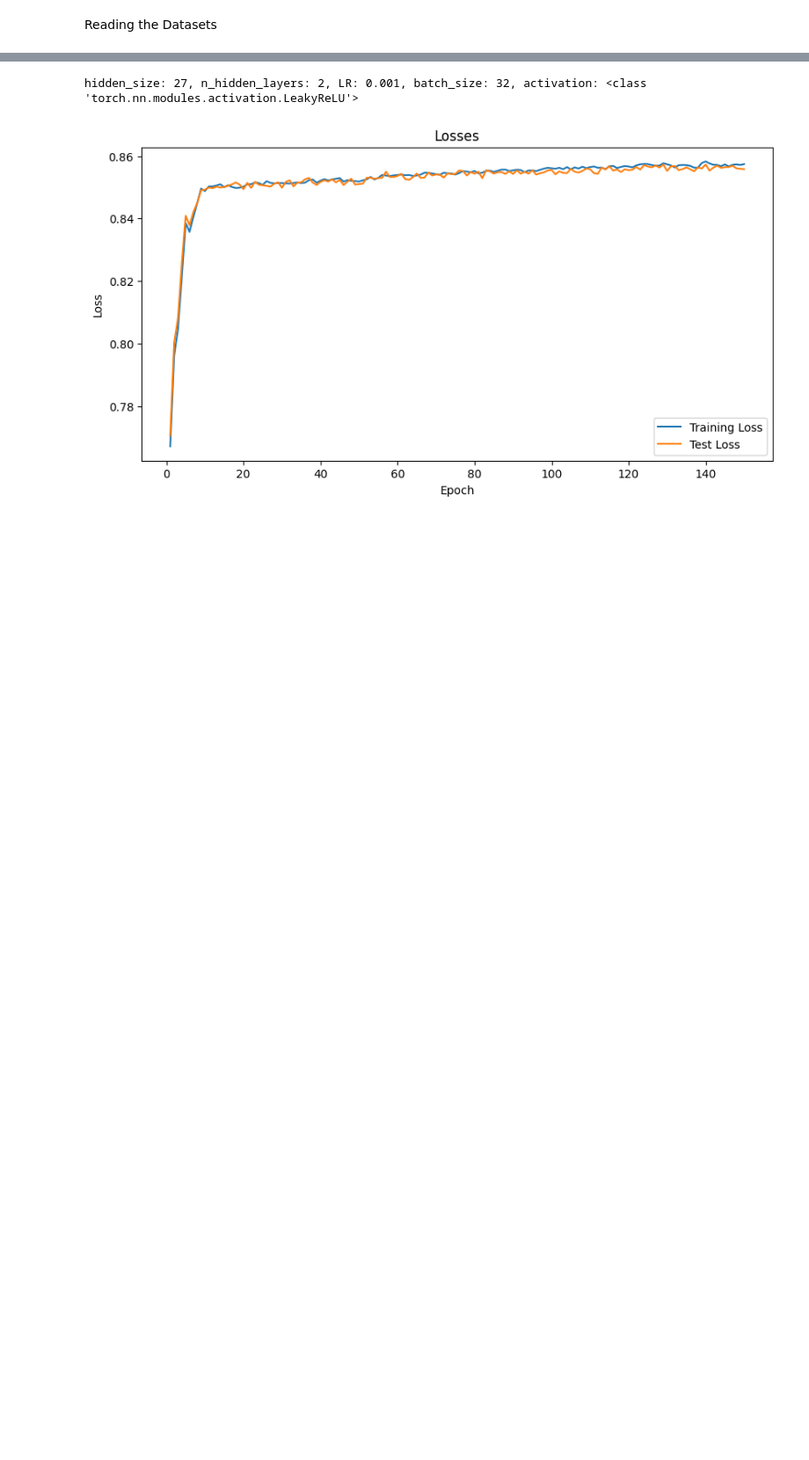
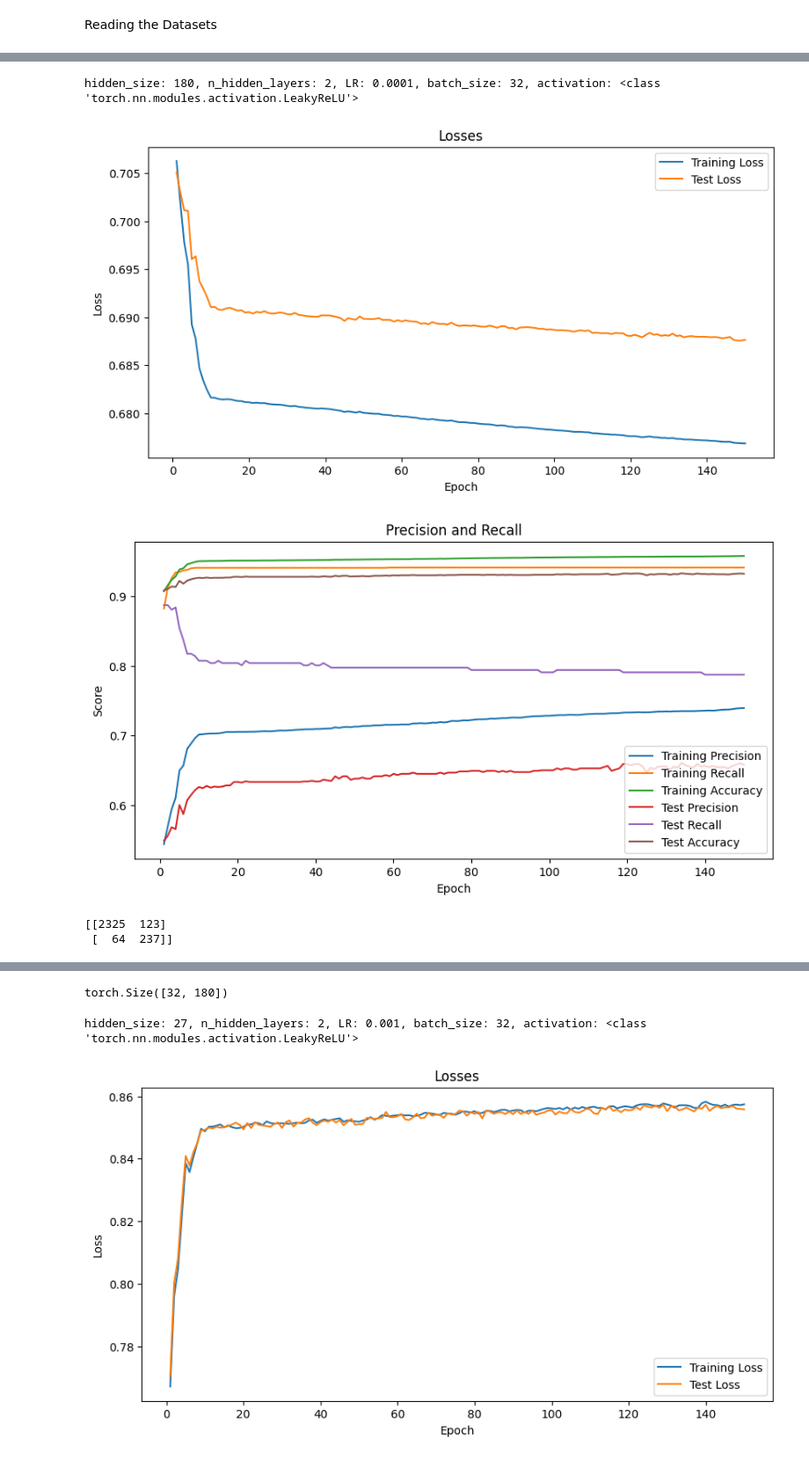
Before and after one commit to orianhuji/deepLearning, a Jupyter notebook: Virus_Vaccine.ipynb, the cells around one changed output, grey strips where cells are left out. Shown at 88% size. Cells and saved outputs as stored; diff of their text form; code cells hidden in the pictures; blank space fills up the shorter version.

Commit message:
working model

```diff
--- a/Virus_Vaccine.ipynb
+++ b/Virus_Vaccine.ipynb
@@ -73,3 +73,17 @@ min          0.000000
 75%          1.000000
 max          1.000000
 Name: label, dtype: float64
+# %%
+model = run_experiment(180,
+        hidden_size_i = 180,
+        n_hidden_layers_i = 2,
+        learning_rate_i = 0.0001,
+        n_epochs_i = 150,
+        batch_size_i = 32,
+        activation_f_i = nn.LeakyReLU, train_base_ds=train_before_alter, under_sampling_ratio=1,over_sampling_ratio=6)
+# %% [output]
+hidden_size: 180, n_hidden_layers: 2, LR: 0.0001, batch_size: 32, activation: <class 'torch.nn.modules.activation.LeakyReLU'>
+[figure, added]
+[figure, added]
+[[2325  123]
+ [  64  237]]
@@ -115,4 +149,17 @@ class CustomDataset(Dataset):
 
     def __getitem__(self, idx):
         return self.data[idx], self.labels[idx]
+# %%
+train_base_ds = train_before_alter
+train_i = pd.concat([np.array_split(train_base_ds[train_base_ds['label'] == 0], 1)[0]] + [train_base_ds[train_base_ds['label'] == 1] for _ in range(6)] ).sample(frac=1.0)
+
+training_data = torch.Tensor([np.array(x) for x in train_i['input'].values])
+
+training_data = torch.flatten(F.one_hot(training_data.to(torch.int64)),start_dim=1).to(torch.float)
+
+batch_start = torch.arange(0, len(training_data), 32)
+
+training_data[0:0+32].shape
+# %% [output]
+torch.Size([32, 180])
 # %%
```
Also changed, not shown: parts of 9 cells of this notebook.
